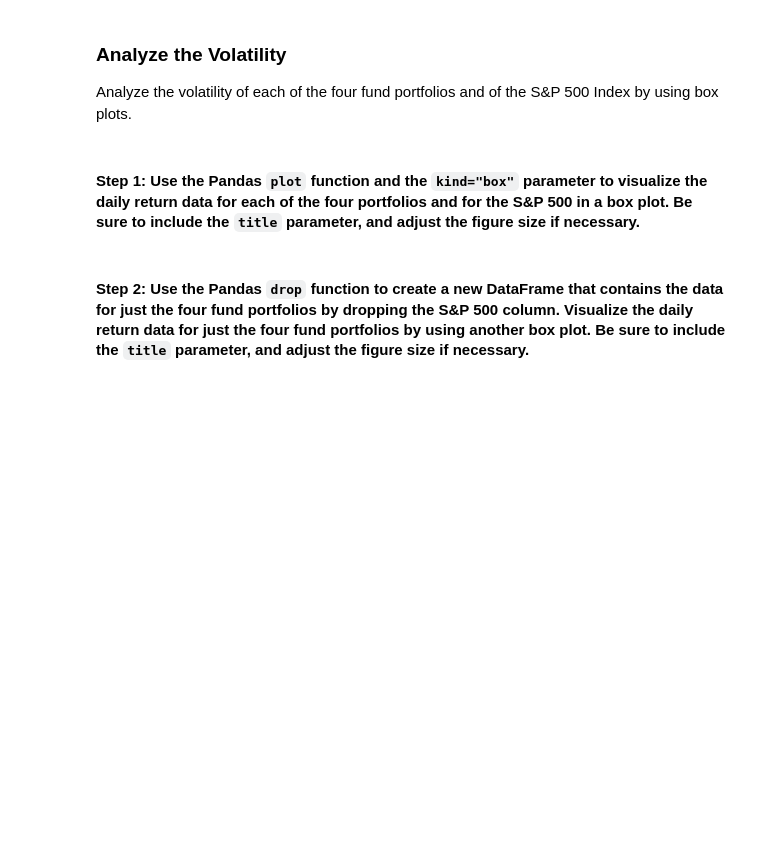
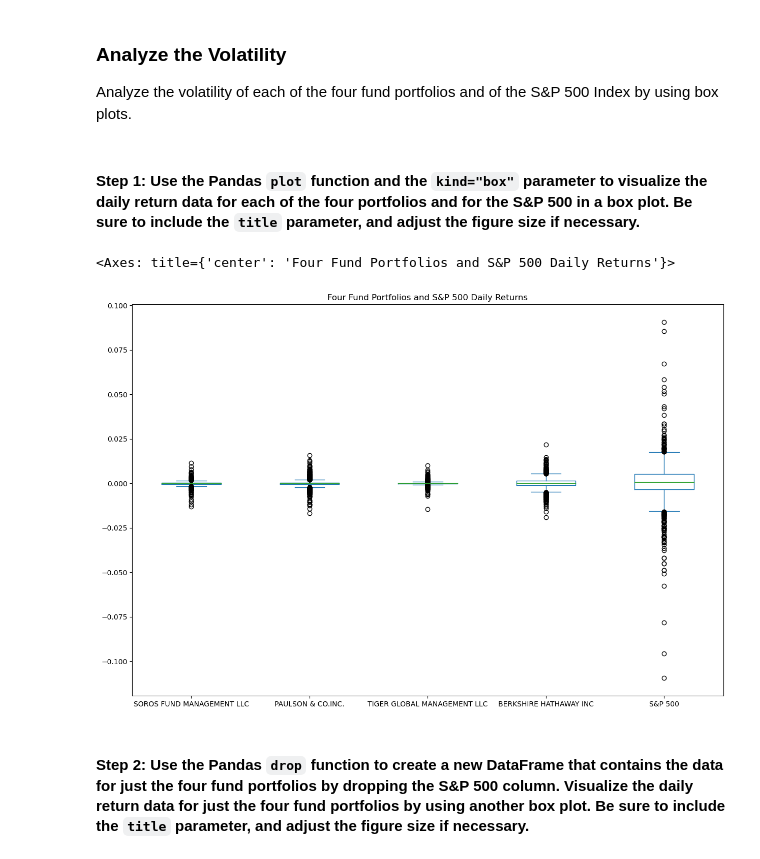
Before and after one commit to AnaFilipaMartelo/Challenge4, a Jupyter notebook: risk_return_analysis.ipynb, the cells around one changed output. Saved outputs shown, nothing was run; the diff lists cells and outputs as text; code cells hidden in the pictures; blank space fills up the shorter version.

```diff
--- a/risk_return_analysis.ipynb
+++ b/risk_return_analysis.ipynb
@@ -210,7 +210,10 @@ Analyze the volatility of each of the four fund portfolios and of the S&P 500 In
 # %%
 # Use the daily return data to create box plots to visualize the volatility of the 4 funds and the S&P 500
 # Include a title parameter and adjust the figure size
-# YOUR CODE HERE
+whale_navs_returns_df.plot(kind= "box", figsize=(15,10), title="Four Fund Portfolios and S&P 500 Daily Returns")
+# %% [output]
+<Axes: title={'center': 'Four Fund Portfolios and S&P 500 Daily Returns'}>
+[figure, added]
 # %% [markdown]
 #### Step 2: Use the Pandas `drop` function to create a new DataFrame that contains the data for just the four fund portfolios by dropping the S&P 500 column. Visualize the daily return data for just the four fund portfolios by using another box plot. Be sure to include the `title` parameter, and adjust the figure size if necessary.
 # %%
```
Also changed, not shown: parts of 9 cells of this notebook.
